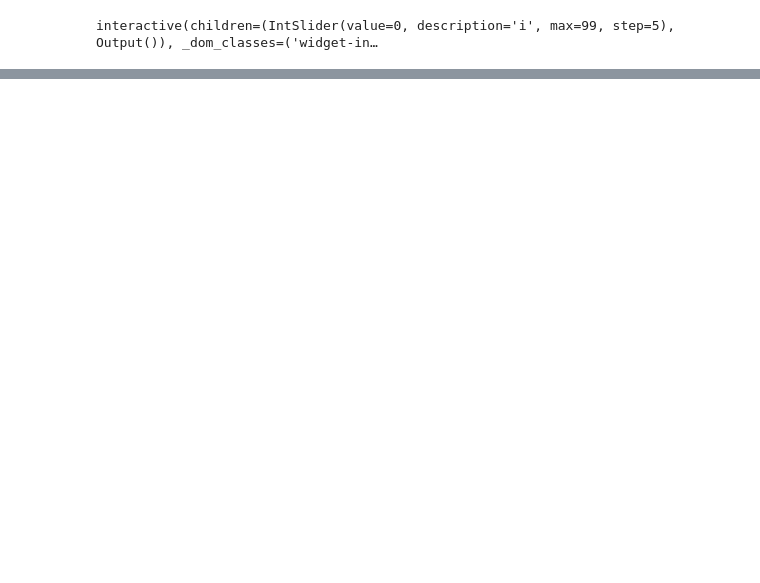
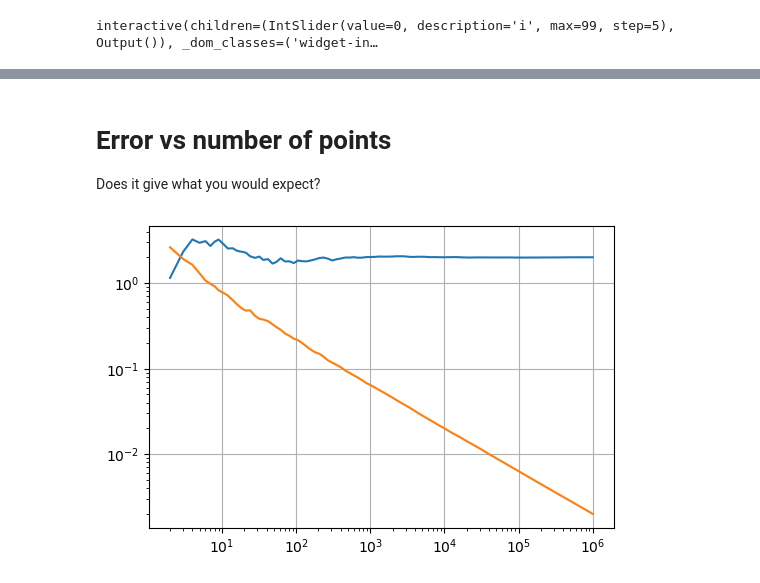
Before and after one commit to gsteele13/gary-misc-notebooks, a Jupyter notebook: Least squares.ipynb, the cells around one changed output, grey strips where cells are left out. Drawn from its saved outputs; the diff is of its cells as text; code cells hidden in the pictures; blank space fills up the shorter version.

```diff
--- a/Least squares.ipynb
+++ b/Least squares.ipynb
@@ -118,0 +187,32 @@ interactive(children=(IntSlider(value=0, description='i', max=99, step=5), Outpu
+# %% [markdown]
+# Error vs number of points
+
+Does it give what you would expect?
+# %%
+# Generate data
+Nmax = 1e6
+x = np.linspace(0,1,int(Nmax))
+y = np.random.normal(size=len(x))*2+2
+
+N = np.geomspace(2,Nmax,100).astype(int)
+
+val = np.zeros(len(N))
+err = np.zeros(len(N))
+
+def f(x,a):
+    return a
+
+for i in range(len(N)):
+    n = N[i]
+    v,e = curve_fit(f,x[0:n],y[0:n])
+    val[i] = v[0]
+    err[i] = np.sqrt(e[0,0])
+
+plt.plot(N,val,)
+plt.plot(N,err,)
+plt.xscale('log')
+plt.yscale('log')
+
+plt.grid()
+# %% [output]
+[figure, added]
```
Also changed, not shown: parts of 12 cells of this notebook, 1 other file.
